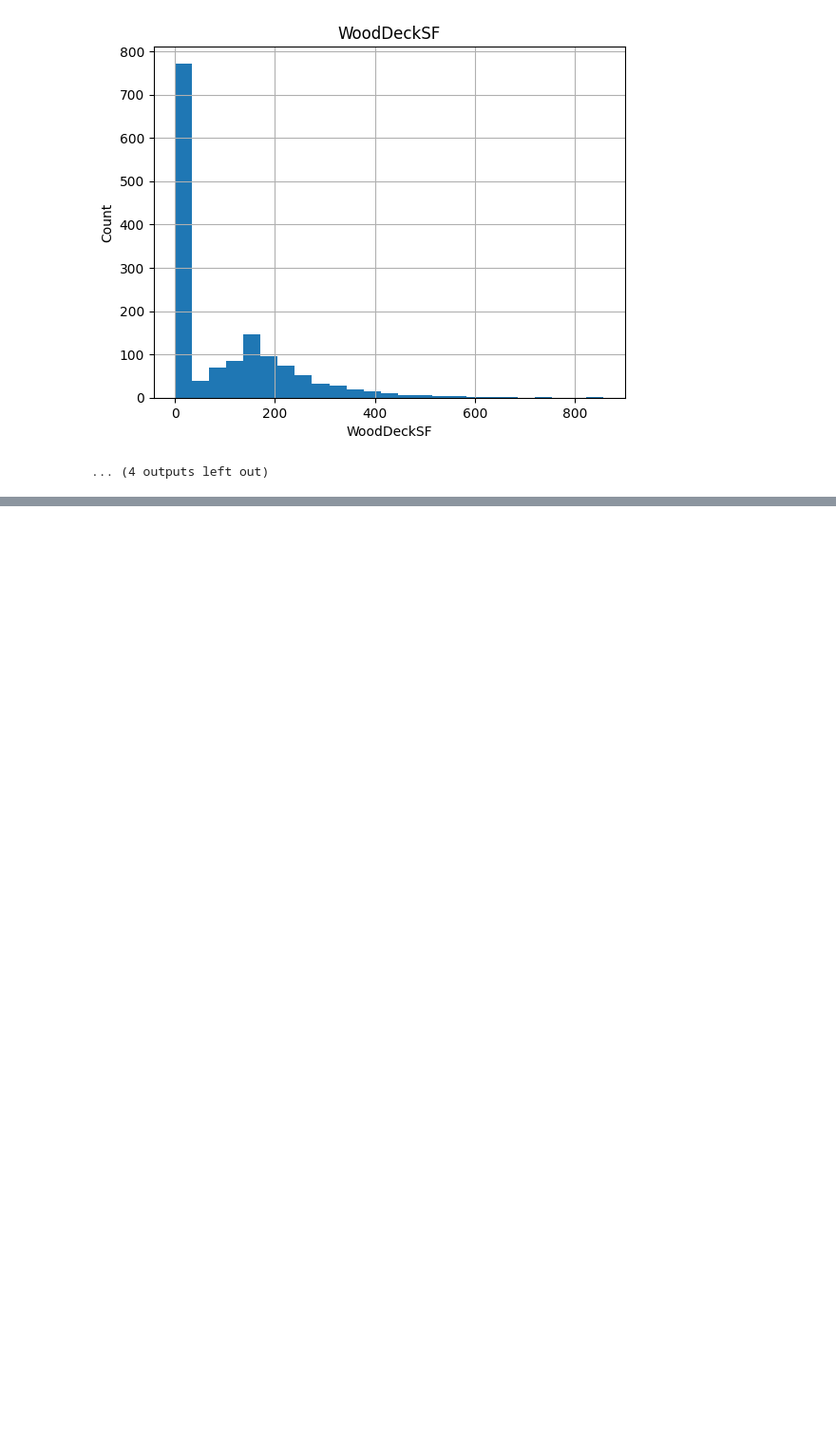
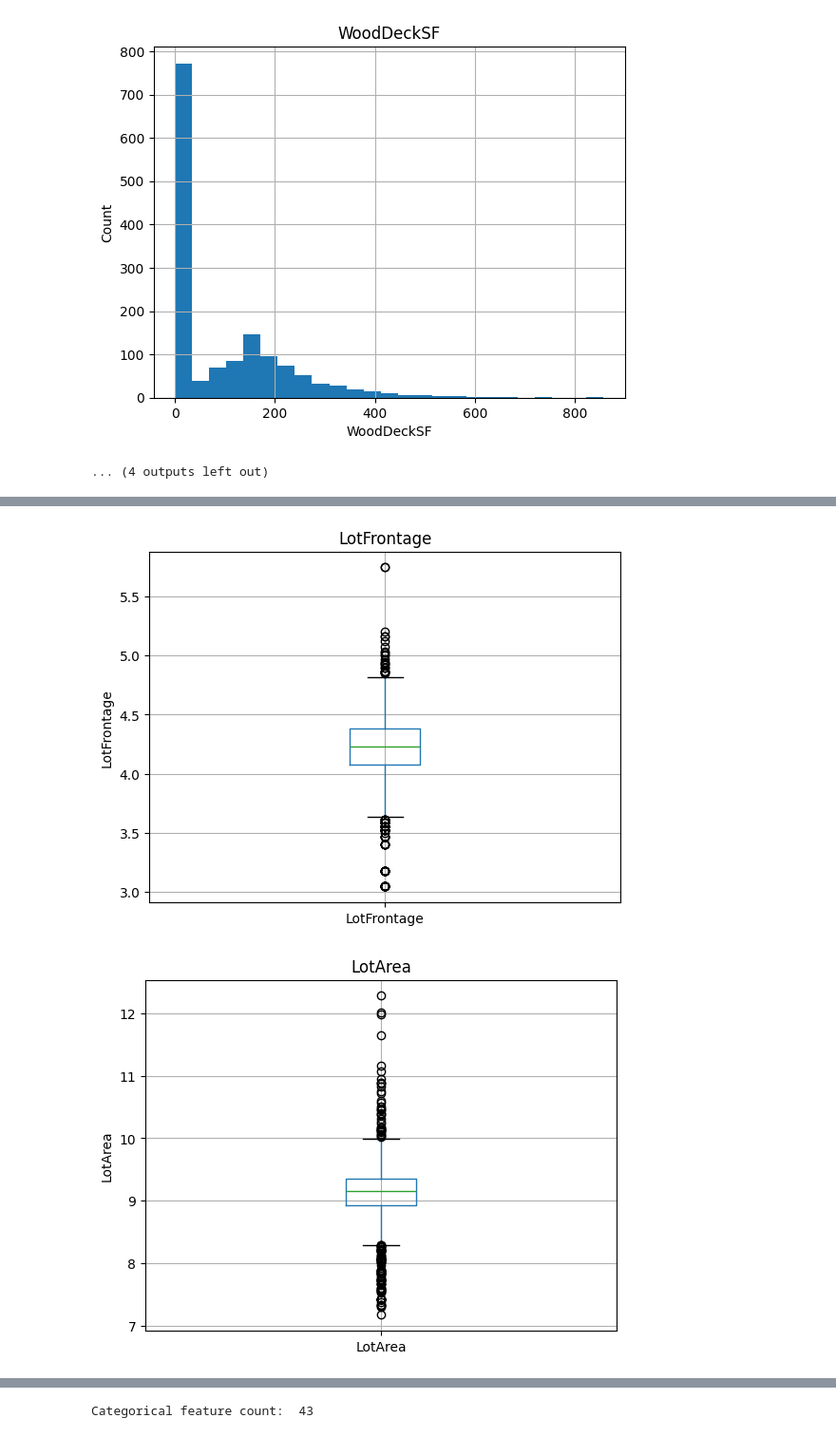
Before and after one commit to hari-17/AI-learning, a Jupyter notebook: python/EDA/houseprice/houseprice.ipynb, the cells around one changed output, grey strips where cells are left out. Shown at 95% size. Cells and saved outputs as stored; diff of their text form; code cells hidden in the pictures; blank space fills up the shorter version.

```diff
--- a/python/EDA/houseprice/houseprice.ipynb
+++ b/python/EDA/houseprice/houseprice.ipynb
@@ -380,0 +425,14 @@ for feature in continuous_feature:
+# %%
+for feature in continuous_feature:
+    data=dataset.copy()
+    if 0 in data[feature].unique():
+        pass
+    else:
+        data[feature]=np.log(data[feature])
+        data.boxplot(column=feature)
+        plt.ylabel(feature)
+        plt.title(feature)
+        plt.show()
+# %% [output]
+[figure, added]
+[figure, added]
@@ -380,0 +442,5 @@ for feature in continuous_feature:
+# %%
+categorical_feature = [feature for feature in dataset.columns if dataset[feature].dtypes == 'O']
+print("Categorical feature count: ", len(categorical_feature))
+# %% [output]
+Categorical feature count:  43
```
Also changed, not shown: parts of 9 cells of this notebook.
